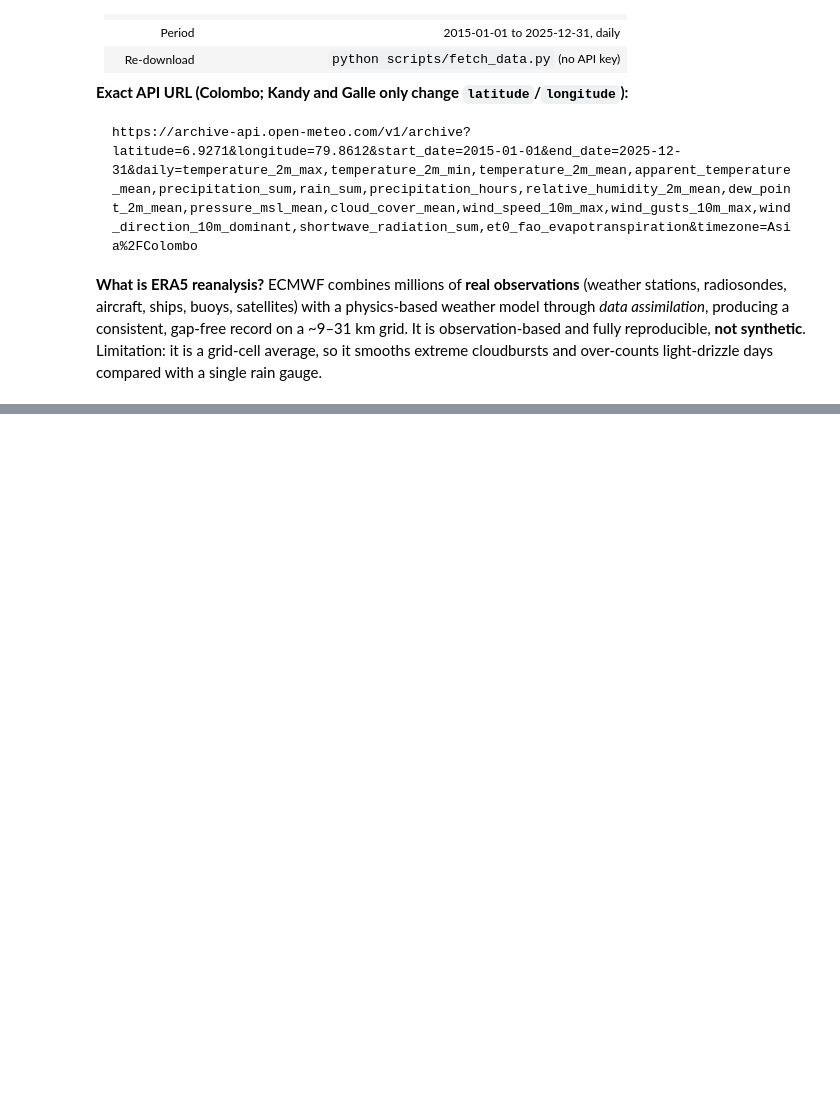
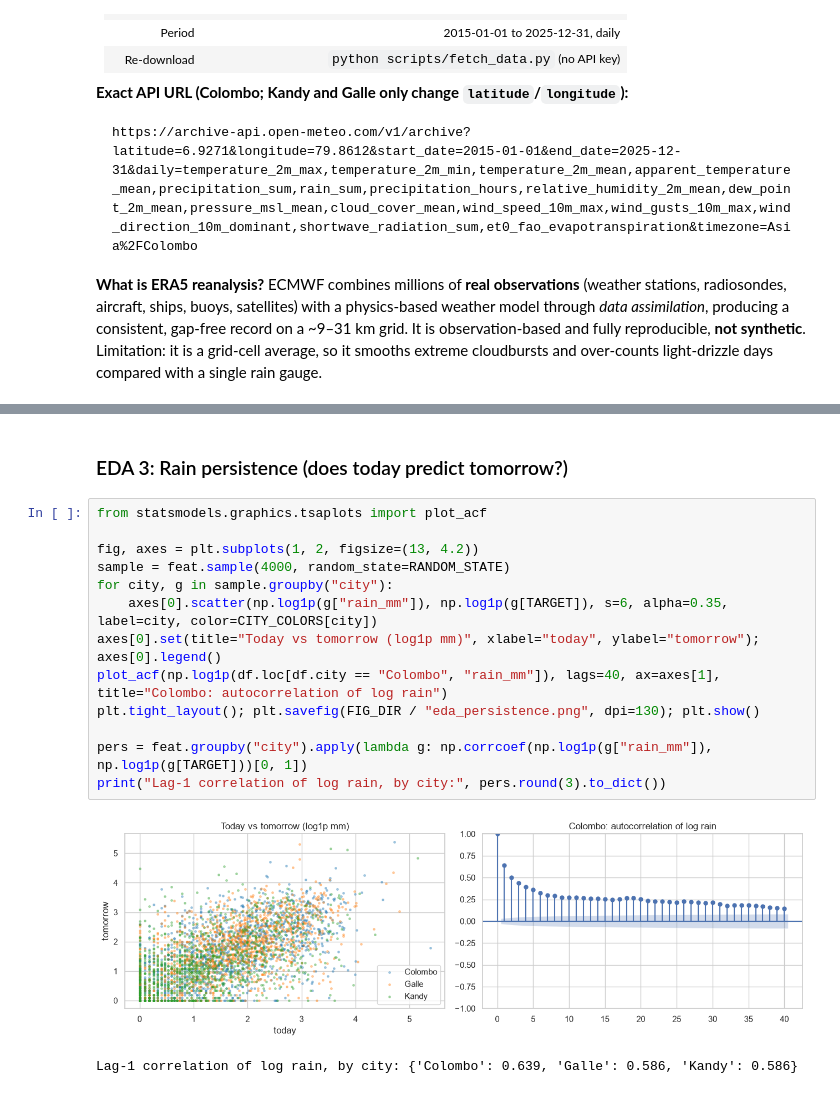
Before and after one commit to SinethNR/sl-rainfall-ensemble, a Jupyter notebook: ensemble_analysis.ipynb, the cells around one changed output, grey strips where cells are left out. Saved outputs shown, nothing was run; the diff lists cells and outputs as text; blank space fills up the shorter version.

```diff
--- a/ensemble_analysis.ipynb
+++ b/ensemble_analysis.ipynb
@@ -81,0 +330,18 @@ _To be completed in the next stage._
+# %% [markdown]
+### EDA 3: Rain persistence (does today predict tomorrow?)
+# %%
+from statsmodels.graphics.tsaplots import plot_acf
+
+fig, axes = plt.subplots(1, 2, figsize=(13, 4.2))
+sample = feat.sample(4000, random_state=RANDOM_STATE)
+for city, g in sample.groupby("city"):
+    axes[0].scatter(np.log1p(g["rain_mm"]), np.log1p(g[TARGET]), s=6, alpha=0.35, label=city, color=CITY_COLORS[city])
+axes[0].set(title="Today vs tomorrow (log1p mm)", xlabel="today", ylabel="tomorrow"); axes[0].legend()
+plot_acf(np.log1p(df.loc[df.city == "Colombo", "rain_mm"]), lags=40, ax=axes[1], title="Colombo: autocorrelation of log rain")
+plt.tight_layout(); plt.savefig(FIG_DIR / "eda_persistence.png", dpi=130); plt.show()
+
+pers = feat.groupby("city").apply(lambda g: np.corrcoef(np.log1p(g["rain_mm"]), np.log1p(g[TARGET]))[0, 1])
+print("Lag-1 correlation of log rain, by city:", pers.round(3).to_dict())
+# %% [output]
+[figure, added]
+Lag-1 correlation of log rain, by city: {'Colombo': 0.639, 'Galle': 0.586, 'Kandy': 0.586}
```
Also changed, not shown: parts of 35 cells of this notebook, 8 other files.
